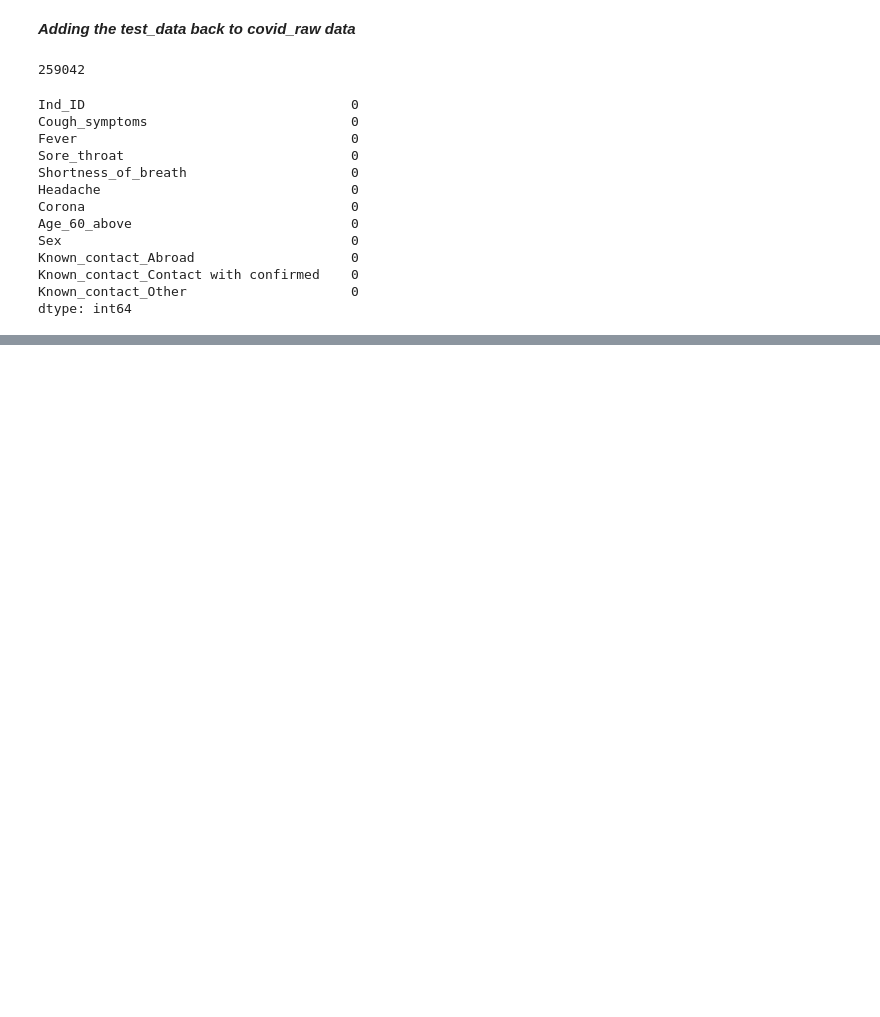
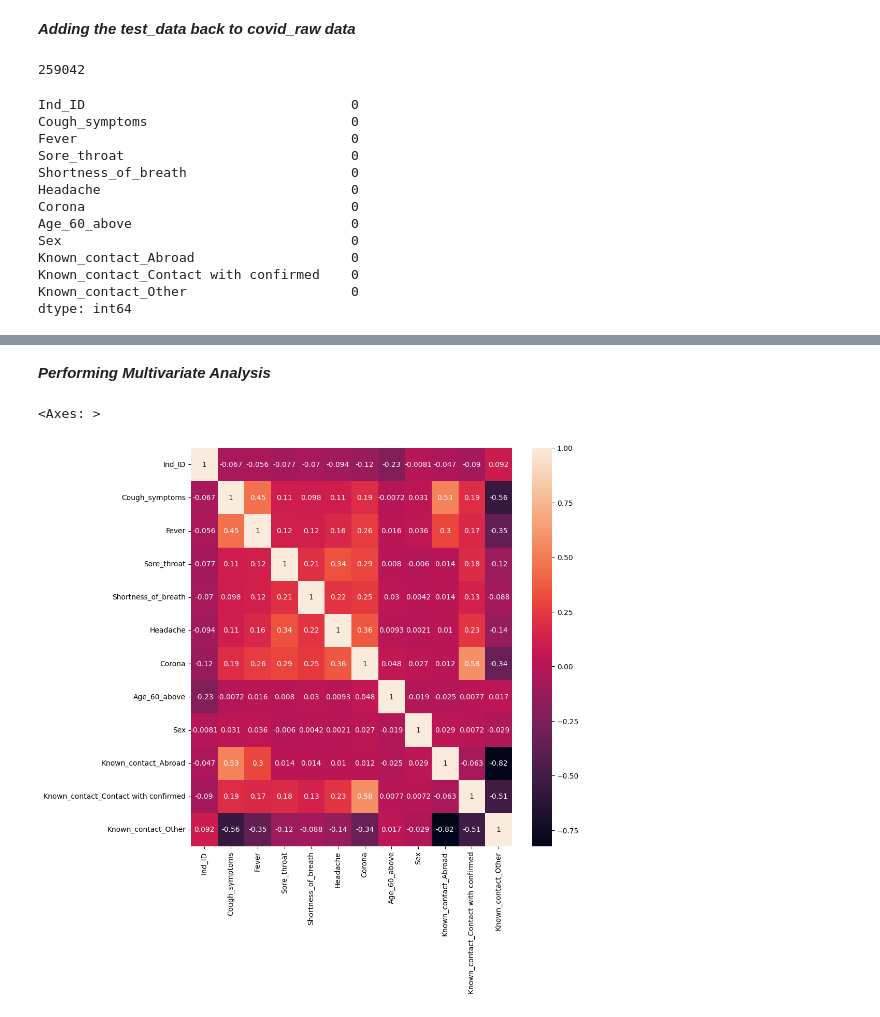
Before and after one commit to Gemini-Abhi/Machine-Learning-projects, a Jupyter notebook: Covid Project/Covid_Project.ipynb, the cells around one changed output, grey strips where cells are left out. Saved outputs shown, nothing was run; the diff lists cells and outputs as text; code cells hidden in the pictures; blank space fills up the shorter version.

```diff
--- a/Covid Project/Covid_Project.ipynb
+++ b/Covid Project/Covid_Project.ipynb
@@ -283,0 +342,10 @@ dtype: int64
+# %% [markdown]
+***Performing Multivariate Analysis***
+# %%
+Correlated_covid=new_covid.corr()
+fig,ax=plt.subplots(figsize=(10,10))
+
+sns.heatmap(Correlated_covid,ax=ax,annot=True)
+# %% [output]
+<Axes: >
+[figure, added]
```
Also changed, not shown: parts of 21 cells of this notebook.
